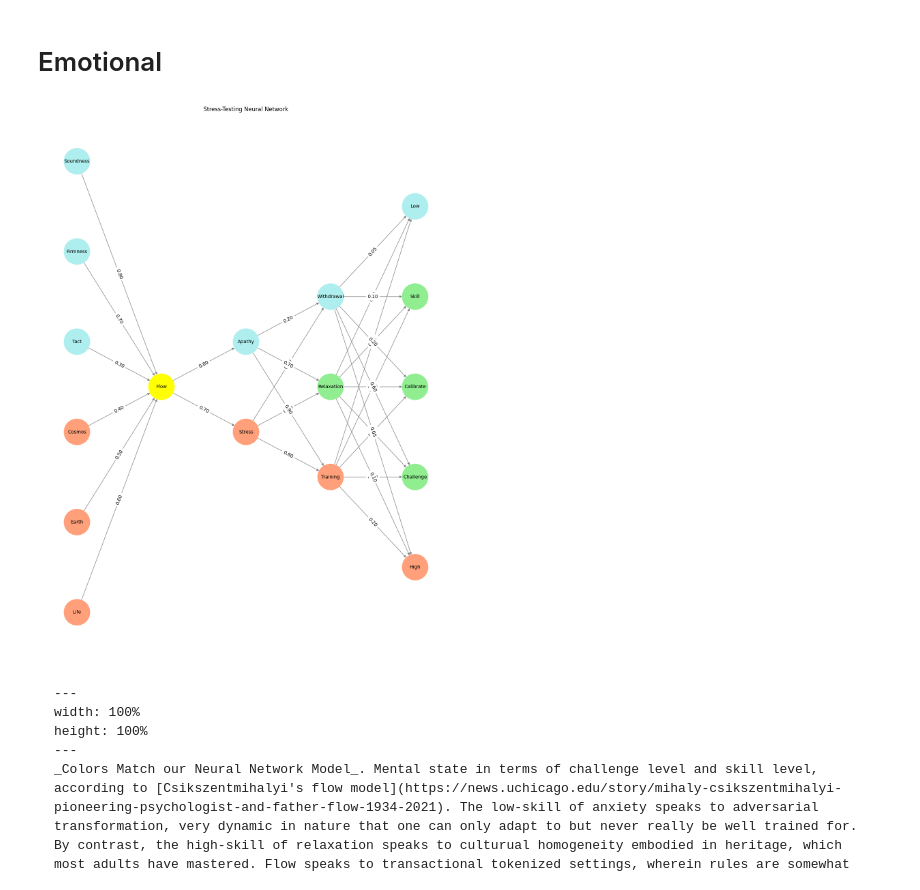
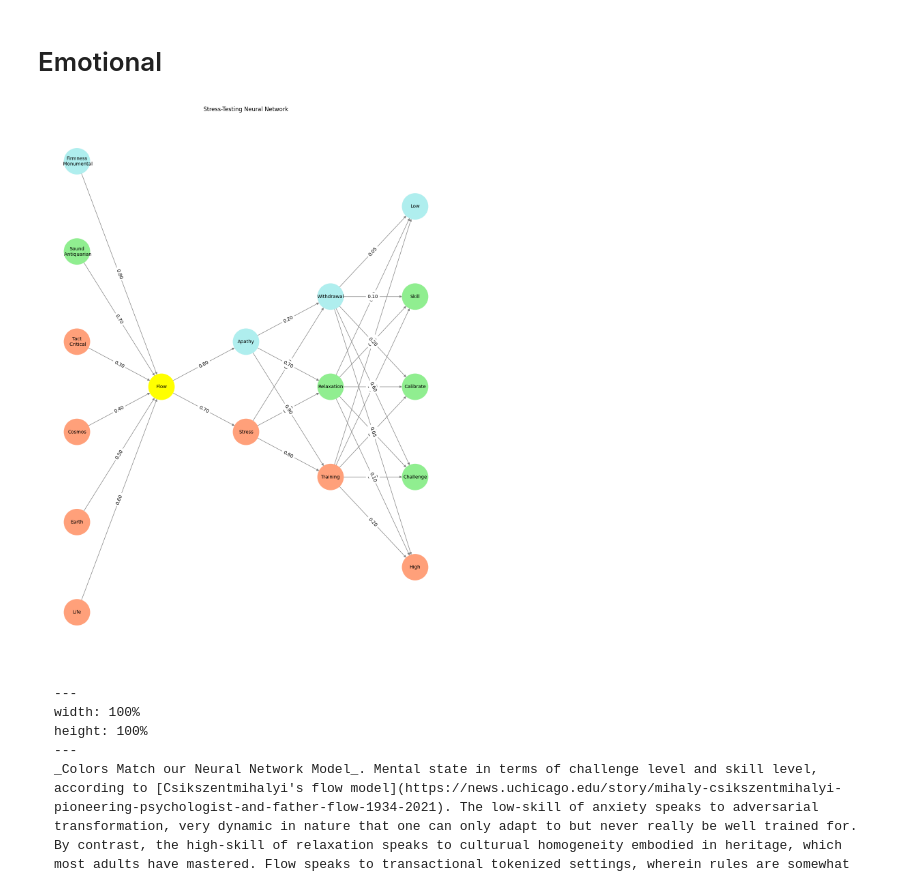
Before and after one commit to abikesa/schlemiel, a Jupyter notebook: kitabo/ensi/act3/act1.ipynb, the cells around one changed output. Saved outputs shown, nothing was run; the diff lists cells and outputs as text; code cells hidden in the pictures.

````diff
--- a/kitabo/ensi/act3/act1.ipynb
+++ b/kitabo/ensi/act3/act1.ipynb
@@ -8,7 +8,7 @@ import networkx as nx
 # Define the neural network structure
 def define_layers():
     return {
-        'Pre-Input': ['Life','Earth', 'Cosmos', 'Tact', 'Firmness', 'Soundness', ],
+        'Pre-Input': ['Life','Earth', 'Cosmos', 'Tact\n Critical', 'Sound\n Antiquarian', 'Firmness\n Monumental',],
         'Yellowstone': ['Flow'],
         'Input': ['Stress', 'Apathy'],
         'Hidden': [
@@ -46,7 +46,9 @@ def define_weights():
 def assign_colors(node, layer):
     if node == 'Flow':
         return 'yellow'
-    if layer == 'Pre-Input' and node in ['Tact', 'Firmness', 'Soundness']:
+    if layer == 'Pre-Input' and node in ['Sound\n Antiquarian']:
+        return 'lightgreen'
+    if layer == 'Pre-Input' and node in ['Firmness\n Monumental']:
         return 'paleturquoise'
     elif layer == 'Input' and node == 'Apathy':
         return 'paleturquoise'
@@ -95,34 +97,34 @@ def visualize_nn():
         [weights['Pre-Input-Yellowstone'], weights['Yellowstone-Input'], weights['Input-Hidden'], weights['Hidden-Output']]
     ):
         source_layer, target_layer = layer_pair
         for i, source in enumerate(layers[source_layer]):
             for j, target in enumerate(layers[target_layer]):
                 weight = weight_matrix[i, j]
                 G.add_edge(source, target, weight=weight)
 
     # Customize edge thickness for specific relationships
     edge_widths = []
     for u, v in G.edges():
         if u in layers['Hidden'] and v == 'Kapital':
             edge_widths.append(6)  # Highlight key edges
         else:
             edge_widths.append(1)
 
     # Draw the graph
     plt.figure(figsize=(12, 16))
     nx.draw(
         G, pos, with_labels=True, node_color=node_colors, edge_color='gray',
         node_size=3000, font_size=10, width=edge_widths
     )
     edge_labels = nx.get_edge_attributes(G, 'weight')
     nx.draw_networkx_edge_labels(G, pos, edge_labels={k: f'{v:.2f}' for k, v in edge_labels.items()})
     plt.title("Stress-Testing Neural Network")
     plt.show()
 
 # Run the visualization
 visualize_nn()
 # %% [output]
-[figure, old version]
+[figure, new version]
 # %% [markdown]
 ```{figure} https://upload.wikimedia.org/wikipedia/commons/thumb/f/f6/Challenge_vs_skill.svg/600px-Challenge_vs_skill.svg.png
 ---
````
Also changed, not shown: 9 other files.
